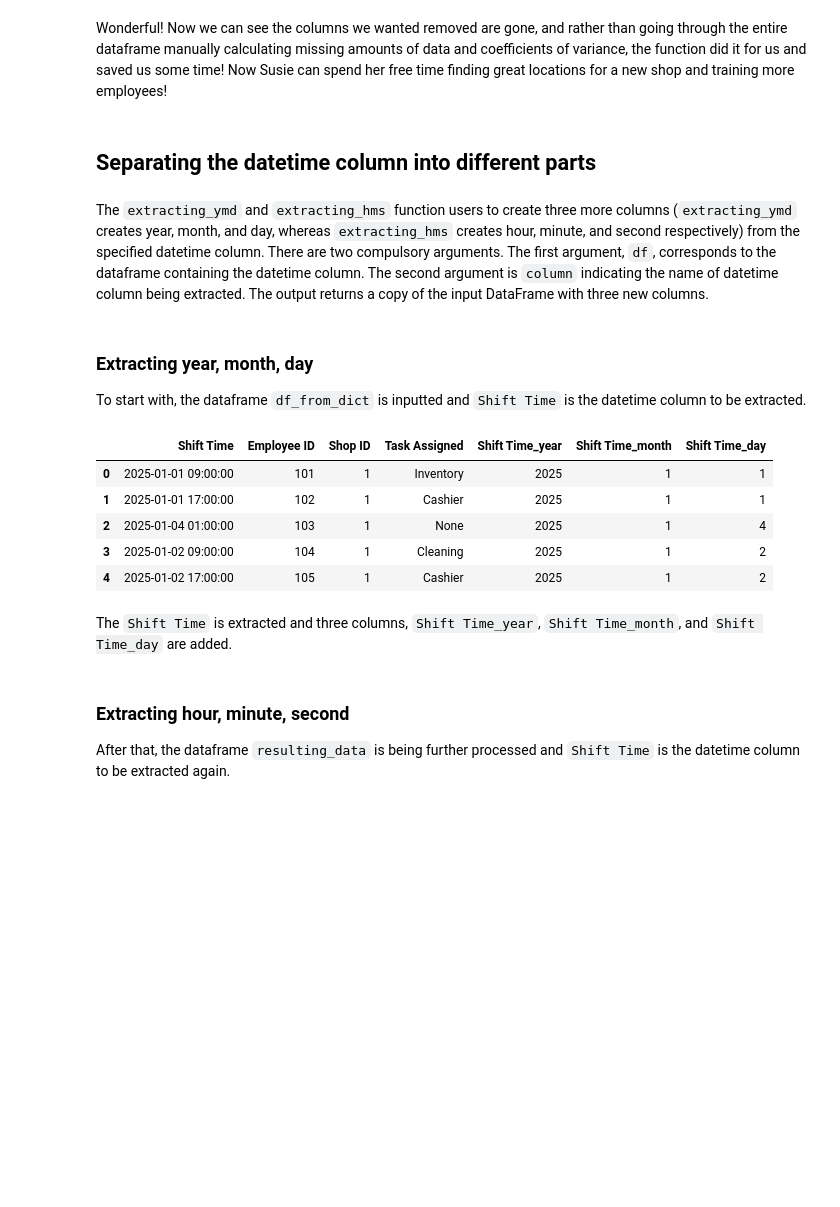
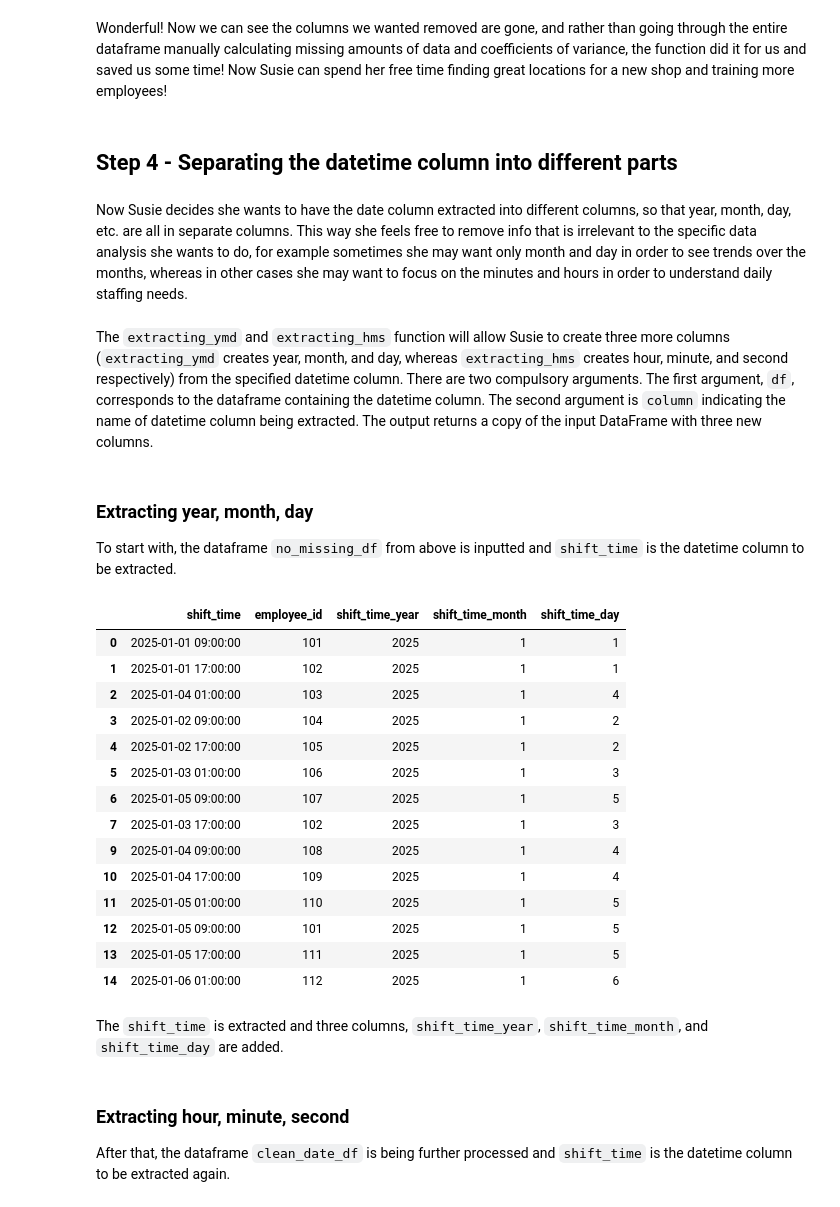
Before and after one commit to UBC-MDS/wrangle_in_py, a Jupyter notebook: docs/example.ipynb, the cells around one changed output. Saved outputs shown, nothing was run; the diff lists cells and outputs as text; code cells hidden in the pictures; blank space fills up the shorter version.

Commit message:
edited all 4 functions together more seamlessly

```diff
--- a/docs/example.ipynb
+++ b/docs/example.ipynb
@@ -42,26 +39,3 @@ df_from_dict = pd.DataFrame(data_dict)
 
 # Ensure the "Shift Time" column is parsed as datetime
 df_from_dict["Shift Time"] = pd.to_datetime(df_from_dict["Shift Time"])
-# %%
-data_dict = {
-    "Shift Time": [
-        "2025-01-01 09:00:00", "2025-01-01 17:00:00", "2025-01-04 01:00:00",
-        "2025-01-02 09:00:00", "2025-01-02 17:00:00", "2025-01-03 01:00:00",
-        "2025-01-05 09:00:00", "2025-01-03 17:00:00", "2025-01-04 01:00:00",
-        "2025-01-04 09:00:00", "2025-01-04 17:00:00", "2025-01-05 01:00:00",
-        "2025-01-05 09:00:00", "2025-01-05 17:00:00", "2025-01-06 01:00:00",
-        "2025-01-06 01:00:00", "2025-01-06 01:00:00", "2025-01-06 01:00:00"
-    ],
-    "Employee ID": [101, 102, 103, 104, 105, 106, 107, 102, 103, 108, 109, 110, 101, 111, 112, 112, 112, 112],
-    "Shop ID": [1] * 18,
-    "Task Assigned": [
-        "Inventory", "Cashier", None, "Cleaning", "Cashier", "Stocking",
-        "Inventory", None, "Cleaning", "Cashier", "Stocking", "Inventory",
-        "Cashier", None, "Cleaning", "Cleaning", "Cleaning", "Cleaning"
-    ]
-}
-
-import pandas as pd
-
-df_from_dict = pd.DataFrame(data_dict)
-df_from_dict["Shift Time"] = pd.to_datetime(df_from_dict["Shift Time"])
@@ -180,6 +132,6 @@ df_from_dict
 # %%
 from wrangle_in_py.remove_duplicates import remove_duplicates
 
-cleaned_df = remove_duplicates(df_from_dict, subset_columns=["Shift Time", "Employee ID"], keep="first")
+no_duplicates_df = remove_duplicates(new_df, subset_columns=["shift_time", "employee_id"], keep="first")
 # %% [output]
 4 rows have been dropped.
@@ -212,6 +164,7 @@ Thus Susie wants to remove the columns "task_assigned" (for missing data), and "
 # %% [markdown]
 As such Susie has decided to remove any columns with more than 10% missing data, and any columns with a coefficient of variance lower than 0.001.
 # %%
+from wrangle_in_py.column_drop_threshold import column_drop_threshold
+
 # Note that the default for variance is None, so we don't have to include it if we don't want columns removed on that basis
-
-column_drop_threshold(df, threshold=0.1, variance=0.001)
+no_missing_df = column_drop_threshold(no_duplicates_df, threshold=0.1, variance=0.001)
@@ -220,30 +189,41 @@ column_drop_threshold(df, threshold=0.1, variance=0.001)
 # %% [markdown]
 Wonderful! Now we can see the columns we wanted removed are gone, and rather than going through the entire dataframe manually calculating missing amounts of data and coefficients of variance, the function did it for us and saved us some time! Now Susie can spend her free time finding great locations for a new shop and training more employees!
 # %% [markdown]
-## Separating the datetime column into different parts
+## Step 4 - Separating the datetime column into different parts
+# %% [markdown]
+Now Susie decides she wants to have the date column extracted into different columns, so that year, month, day, etc. are all in separate columns. This way she feels free to remove info that is irrelevant to the specific data analysis she wants to do, for example sometimes she may want only month and day in order to see trends over the months, whereas in other cases she may want to focus on the minutes and hours in order to understand daily staffing needs.
 # %% [markdown]
-The `extracting_ymd` and `extracting_hms` function users to create three more columns (`extracting_ymd` creates year, month, and day, whereas `extracting_hms` creates hour, minute, and second respectively) from the specified datetime column. There are two compulsory arguments. The first argument, `df`, corresponds to the dataframe containing the datetime column. The second argument is `column` indicating the name of datetime column being extracted. The output returns a copy of the input DataFrame with three new columns.
+The `extracting_ymd` and `extracting_hms` function will allow Susie to create three more columns (`extracting_ymd` creates year, month, and day, whereas `extracting_hms` creates hour, minute, and second respectively) from the specified datetime column. There are two compulsory arguments. The first argument, `df`, corresponds to the dataframe containing the datetime column. The second argument is `column` indicating the name of datetime column being extracted. The output returns a copy of the input DataFrame with three new columns.
 # %% [markdown]
 ### Extracting year, month, day
-To start with, the dataframe `df_from_dict` is inputted and `Shift Time` is the datetime column to be extracted.
+To start with, the dataframe `no_missing_df` from above is inputted and `shift_time` is the datetime column to be extracted.
 # %%
 from wrangle_in_py.extracting_ymd_hms import extracting_ymd
 
-resulting_data = extracting_ymd(df_from_dict, "Shift Time")
+clean_date_df = extracting_ymd(no_missing_df, "shift_time")
 
-resulting_data.head()
+clean_date_df
 # %% [output]
-|  | Shift Time | Employee ID | Shop ID | Task Assigned | Shift Time_year | Shift Time_month | Shift Time_day |
-| 0 | 2025-01-01 09:00:00 | 101 | 1 | Inventory | 2025 | 1 | 1 |
-| 1 | 2025-01-01 17:00:00 | 102 | 1 | Cashier | 2025 | 1 | 1 |
-| 2 | 2025-01-04 01:00:00 | 103 | 1 | None | 2025 | 1 | 4 |
-| 3 | 2025-01-02 09:00:00 | 104 | 1 | Cleaning | 2025 | 1 | 2 |
-| 4 | 2025-01-02 17:00:00 | 105 | 1 | Cashier | 2025 | 1 | 2 |
+|  | shift_time | employee_id | shift_time_year | shift_time_month | shift_time_day |
+| 0 | 2025-01-01 09:00:00 | 101 | 2025 | 1 | 1 |
+| 1 | 2025-01-01 17:00:00 | 102 | 2025 | 1 | 1 |
+| 2 | 2025-01-04 01:00:00 | 103 | 2025 | 1 | 4 |
+| 3 | 2025-01-02 09:00:00 | 104 | 2025 | 1 | 2 |
+| 4 | 2025-01-02 17:00:00 | 105 | 2025 | 1 | 2 |
+| 5 | 2025-01-03 01:00:00 | 106 | 2025 | 1 | 3 |
+| 6 | 2025-01-05 09:00:00 | 107 | 2025 | 1 | 5 |
+| 7 | 2025-01-03 17:00:00 | 102 | 2025 | 1 | 3 |
+| 9 | 2025-01-04 09:00:00 | 108 | 2025 | 1 | 4 |
+| 10 | 2025-01-04 17:00:00 | 109 | 2025 | 1 | 4 |
+| 11 | 2025-01-05 01:00:00 | 110 | 2025 | 1 | 5 |
+| 12 | 2025-01-05 09:00:00 | 101 | 2025 | 1 | 5 |
+| 13 | 2025-01-05 17:00:00 | 111 | 2025 | 1 | 5 |
+| 14 | 2025-01-06 01:00:00 | 112 | 2025 | 1 | 6 |
 # %% [markdown]
-The `Shift Time` is extracted and three columns, `Shift Time_year`, `Shift Time_month`, and `Shift Time_day` are added.
+The `shift_time` is extracted and three columns, `shift_time_year`, `shift_time_month`, and `shift_time_day` are added.
 # %% [markdown]
 ### Extracting hour, minute, second
-After that, the dataframe `resulting_data` is being further processed and `Shift Time` is the datetime column to be extracted again.
+After that, the dataframe `clean_date_df` is being further processed and `shift_time` is the datetime column to be extracted again.
 # %%
 from wrangle_in_py.extracting_ymd_hms import extracting_hms
 
```
Also changed, not shown: parts of 28 cells of this notebook.
